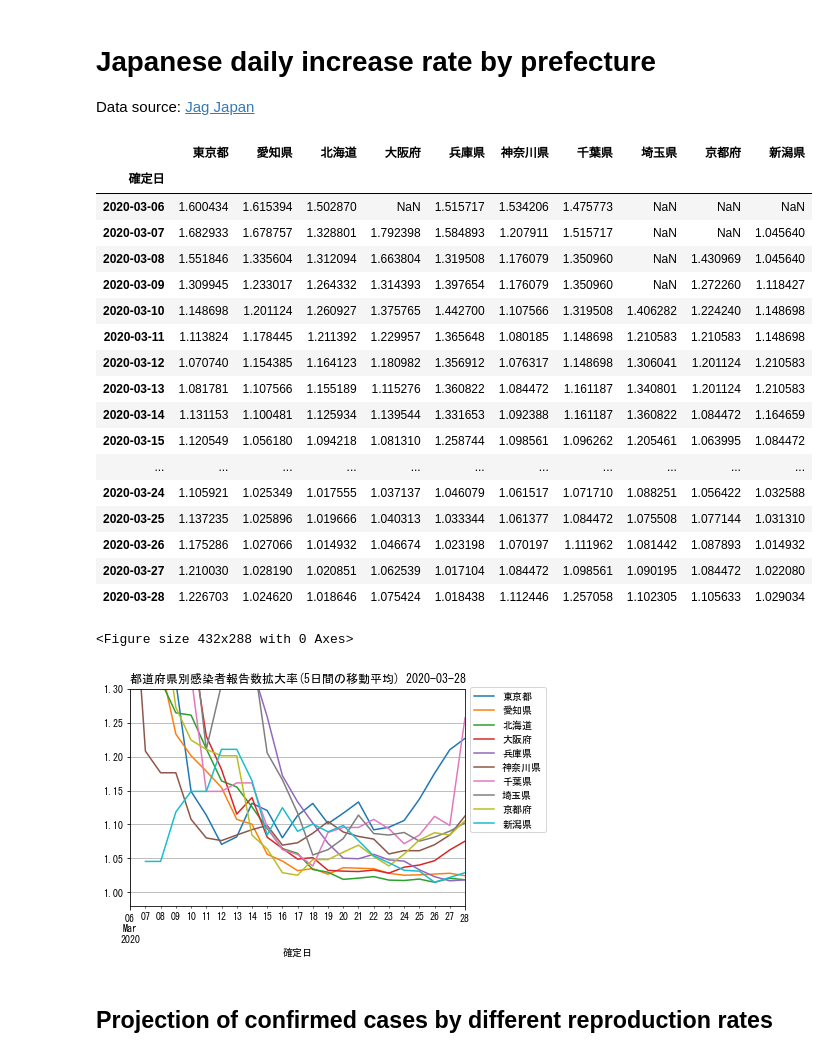
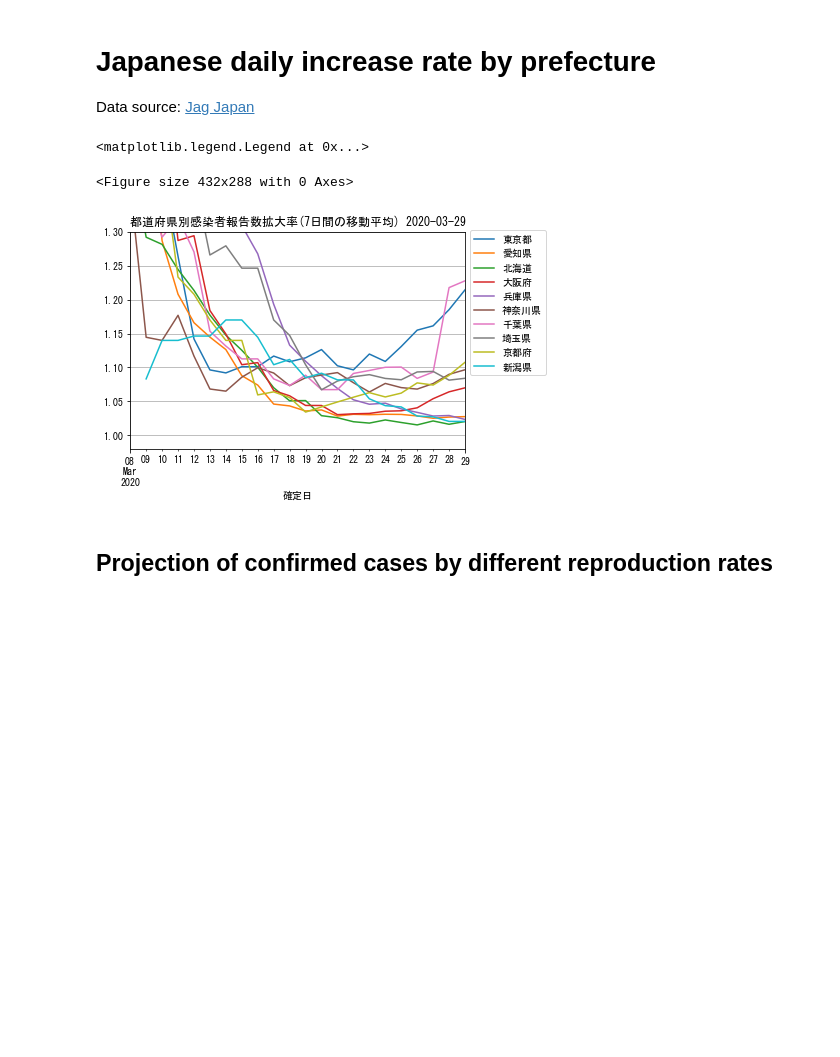
Before and after one commit to personal-hm2/coronavirus_model, a Jupyter notebook: COVID-19 Plot.ipynb, the cells around one changed output. Drawn from its saved outputs; the diff is of its cells as text; code cells hidden in the pictures; blank space fills up the shorter version.

```diff
--- a/COVID-19 Plot.ipynb
+++ b/COVID-19 Plot.ipynb
@@ -117,6 +117,7 @@ len= 1036
 
 Data source: [Jag Japan](https://gis.jag-japan.com/covid19jp/)
 # %%
+import numpy as np
 import pandas as pd
 import matplotlib as mpl
 import matplotlib.pyplot as plt
@@ -132,55 +133,39 @@ def read_data():
 
 def get_data_by_pref(df, pref):  # 県ごとのデータを取得
     ts = df[df["受診都道府県"] == pref].groupby("確定日").count()
     ts.reset_index(inplace = True)
     # ts = ts.rename(columns={'確定年_確定月_確定日': '確定日',"居住地":"愛知県" })
     ts = ts.rename(columns={"受診都道府県" : pref})
     # ts = ts.set_index("確定日")
     return ts
 
 df = read_data()
 fig = plt.figure()
-window = 5
+window = 7
+
 pref_data = get_data_by_pref(df, "東京都")
 
 
 for pref in ("愛知県", "北海道", "大阪府", "兵庫県", "神奈川県","千葉県","埼玉県","京都府","新潟県"):
     d = get_data_by_pref(df, pref)
     # display(d)
     pref_data = pref_data.merge(d, how='outer', sort=True)
     # print(pref_data.describe())
 
 pref_data = pref_data.set_index("確定日")
 last_date = pref_data.index[-1].date()
 
 # display(pref_data)
 
 title = "都道府県別感染者報告数拡大率({}日間の移動平均) {}".format(window, last_date)
 
 data_to_plot = np.exp(np.log(pref_data.loc["2020-03-1":,:].fillna(0).cumsum().pct_change() + 1.0).rolling(window).mean()).iloc[window:, :]
 data_to_plot.plot(title=title, ylim=[0.98, 1.3], grid=True).legend(bbox_to_anchor=(1, 1.03), loc='upper left')
-data_to_plot
+# data_to_plot
 # %% [output]
-|  | 東京都 | 愛知県 | 北海道 | 大阪府 | 兵庫県 | 神奈川県 | 千葉県 | 埼玉県 | 京都府 | 新潟県 |
-| 確定日 |  |  |  |  |  |  |  |  |  |  |
-| 2020-03-06 | 1.600434 | 1.615394 | 1.502870 | NaN | 1.515717 | 1.534206 | 1.475773 | NaN | NaN | NaN |
-| 2020-03-07 | 1.682933 | 1.678757 | 1.328801 | 1.792398 | 1.584893 | 1.207911 | 1.515717 | NaN | NaN | 1.045640 |
-| 2020-03-08 | 1.551846 | 1.335604 | 1.312094 | 1.663804 | 1.319508 | 1.176079 | 1.350960 | NaN | 1.430969 | 1.045640 |
-| 2020-03-09 | 1.309945 | 1.233017 | 1.264332 | 1.314393 | 1.397654 | 1.176079 | 1.350960 | NaN | 1.272260 | 1.118427 |
-| 2020-03-10 | 1.148698 | 1.201124 | 1.260927 | 1.375765 | 1.442700 | 1.107566 | 1.319508 | 1.406282 | 1.224240 | 1.148698 |
-| 2020-03-11 | 1.113824 | 1.178445 | 1.211392 | 1.229957 | 1.365648 | 1.080185 | 1.148698 | 1.210583 | 1.210583 | 1.148698 |
-| 2020-03-12 | 1.070740 | 1.154385 | 1.164123 | 1.180982 | 1.356912 | 1.076317 | 1.148698 | 1.306041 | 1.201124 | 1.210583 |
-| 2020-03-13 | 1.081781 | 1.107566 | 1.155189 | 1.115276 | 1.360822 | 1.084472 | 1.161187 | 1.340801 | 1.201124 | 1.210583 |
-| 2020-03-14 | 1.131153 | 1.100481 | 1.125934 | 1.139544 | 1.331653 | 1.092388 | 1.161187 | 1.360822 | 1.084472 | 1.164659 |
-| 2020-03-15 | 1.120549 | 1.056180 | 1.094218 | 1.081310 | 1.258744 | 1.098561 | 1.096262 | 1.205461 | 1.063995 | 1.084472 |
-| ... | ... | ... | ... | ... | ... | ... | ... | ... | ... | ... |
-| 2020-03-24 | 1.105921 | 1.025349 | 1.017555 | 1.037137 | 1.046079 | 1.061517 | 1.071710 | 1.088251 | 1.056422 | 1.032588 |
-| 2020-03-25 | 1.137235 | 1.025896 | 1.019666 | 1.040313 | 1.033344 | 1.061377 | 1.084472 | 1.075508 | 1.077144 | 1.031310 |
-| 2020-03-26 | 1.175286 | 1.027066 | 1.014932 | 1.046674 | 1.023198 | 1.070197 | 1.111962 | 1.081442 | 1.087893 | 1.014932 |
-| 2020-03-27 | 1.210030 | 1.028190 | 1.020851 | 1.062539 | 1.017104 | 1.084472 | 1.098561 | 1.090195 | 1.084472 | 1.022080 |
-| 2020-03-28 | 1.226703 | 1.024620 | 1.018646 | 1.075424 | 1.018438 | 1.112446 | 1.257058 | 1.102305 | 1.105633 | 1.029034 |
-<Figure size 432x288 with 0 Axes>
+<matplotlib.legend.Legend at 0x...>
+<Figure size 432x288 with 0 Axes>
-[figure, old version]
+[figure, new version]
 # %% [markdown]
 ## Projection of confirmed cases by different reproduction rates
 # %%
```
Also changed, not shown: parts of 6 cells of this notebook.
